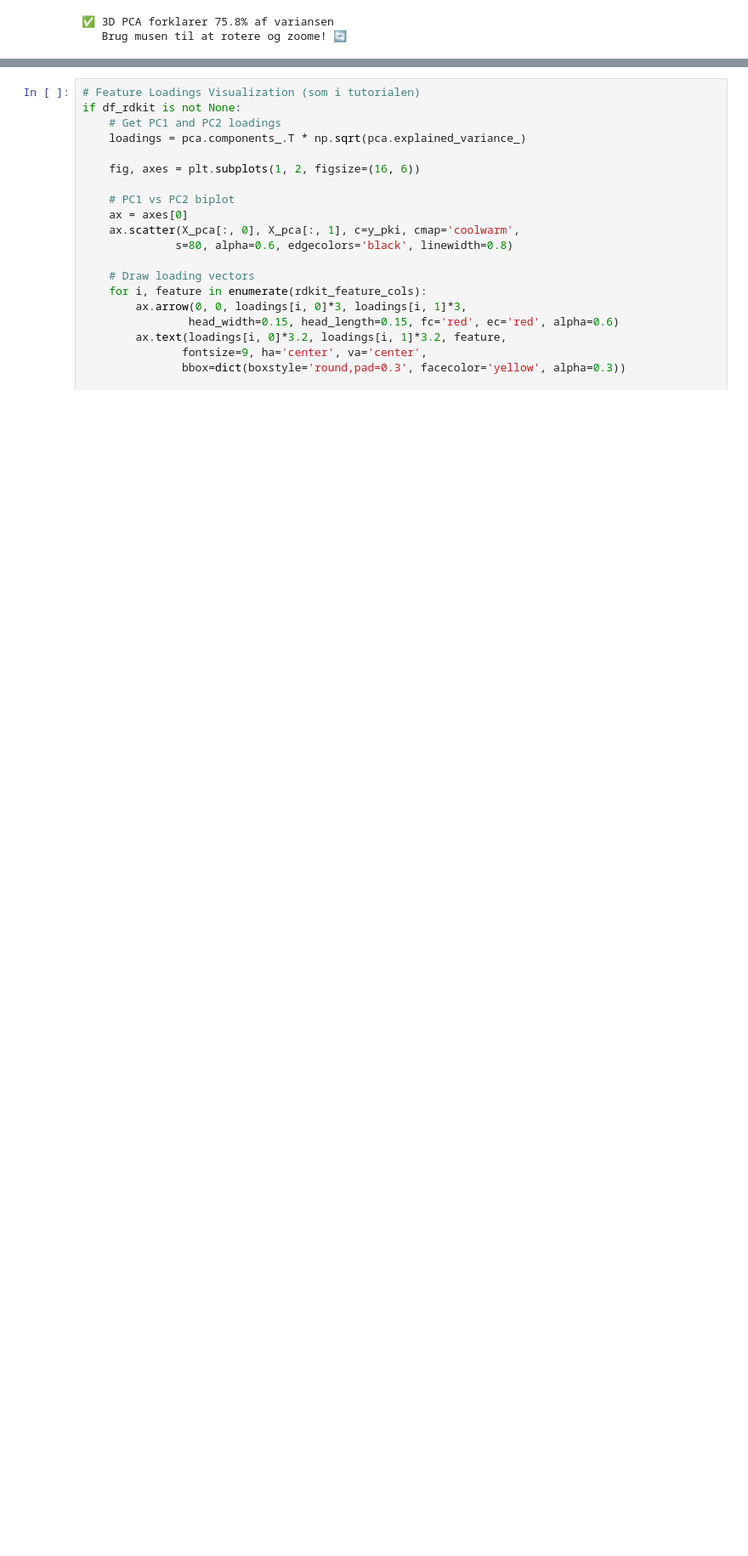
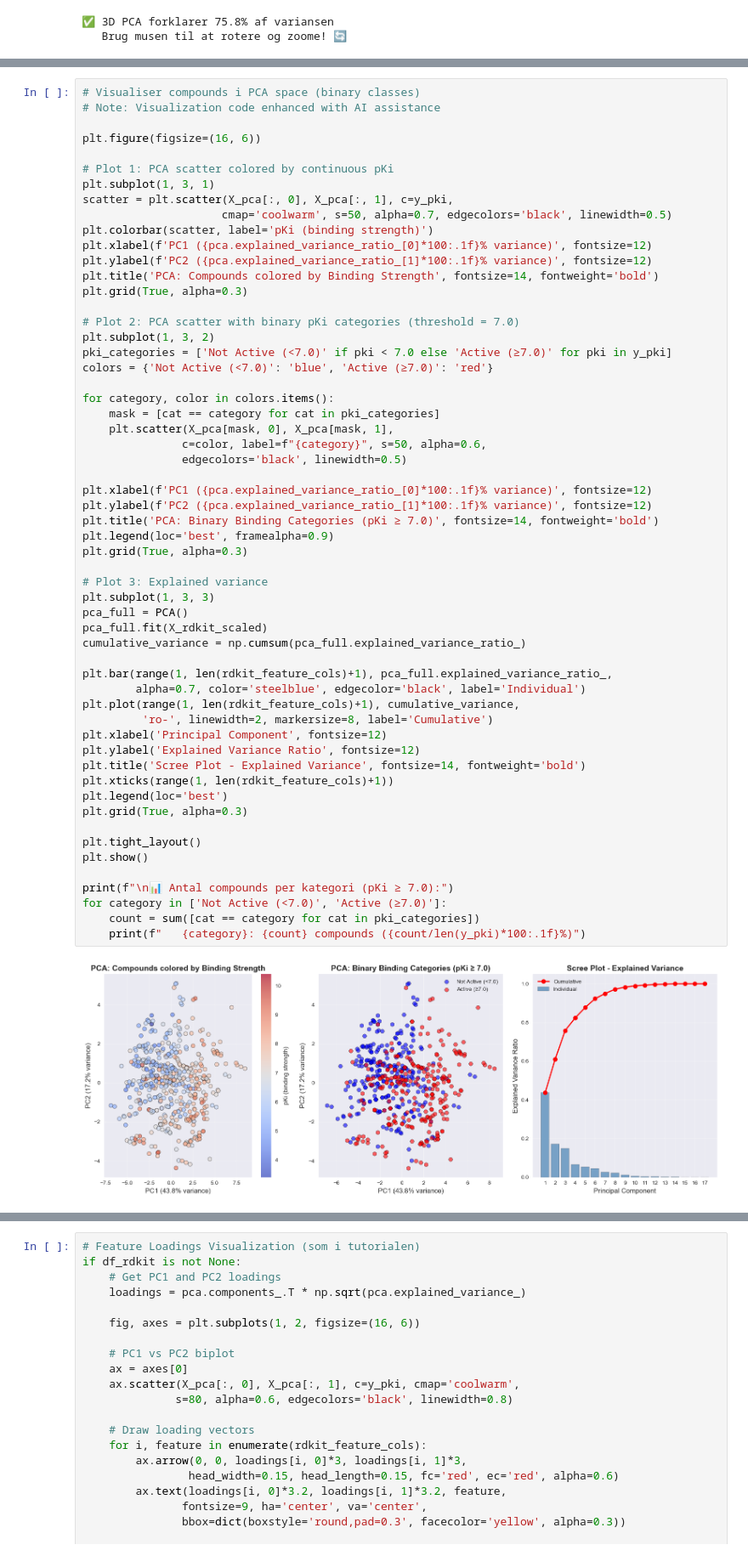
Before and after one commit to KhaledO04/University-BiomedicalMachineLearning, a Jupyter notebook: Main/dataanalyse.ipynb, the cells around one changed output, grey strips where cells are left out. Shown at 85% size. Saved outputs shown, nothing was run; the diff lists cells and outputs as text; blank space fills up the shorter version.

```diff
--- a/Main/dataanalyse.ipynb
+++ b/Main/dataanalyse.ipynb
@@ -946,0 +955,59 @@ else:
+# %%
+# Visualiser compounds i PCA space (binary classes)
+# Note: Visualization code enhanced with AI assistance
+
+plt.figure(figsize=(16, 6))
+
+# Plot 1: PCA scatter colored by continuous pKi
+plt.subplot(1, 3, 1)
+scatter = plt.scatter(X_pca[:, 0], X_pca[:, 1], c=y_pki,
+                     cmap='coolwarm', s=50, alpha=0.7, edgecolors='black', linewidth=0.5)
+plt.colorbar(scatter, label='pKi (binding strength)')
+plt.xlabel(f'PC1 ({pca.explained_variance_ratio_[0]*100:.1f}% variance)', fontsize=12)
+plt.ylabel(f'PC2 ({pca.explained_variance_ratio_[1]*100:.1f}% variance)', fontsize=12)
+plt.title('PCA: Compounds colored by Binding Strength', fontsize=14, fontweight='bold')
+plt.grid(True, alpha=0.3)
+
+# Plot 2: PCA scatter with binary pKi categories (threshold = 7.0)
+plt.subplot(1, 3, 2)
+pki_categories = ['Not Active (<7.0)' if pki < 7.0 else 'Active (≥7.0)' for pki in y_pki]
+colors = {'Not Active (<7.0)': 'blue', 'Active (≥7.0)': 'red'}
+
+for category, color in colors.items():
+    mask = [cat == category for cat in pki_categories]
+    plt.scatter(X_pca[mask, 0], X_pca[mask, 1],
+               c=color, label=f"{category}", s=50, alpha=0.6,
+               edgecolors='black', linewidth=0.5)
+
+plt.xlabel(f'PC1 ({pca.explained_variance_ratio_[0]*100:.1f}% variance)', fontsize=12)
+plt.ylabel(f'PC2 ({pca.explained_variance_ratio_[1]*100:.1f}% variance)', fontsize=12)
+plt.title('PCA: Binary Binding Categories (pKi ≥ 7.0)', fontsize=14, fontweight='bold')
+plt.legend(loc='best', framealpha=0.9)
+plt.grid(True, alpha=0.3)
+
+# Plot 3: Explained variance
+plt.subplot(1, 3, 3)
+pca_full = PCA()
+pca_full.fit(X_rdkit_scaled)
+cumulative_variance = np.cumsum(pca_full.explained_variance_ratio_)
+
+plt.bar(range(1, len(rdkit_feature_cols)+1), pca_full.explained_variance_ratio_,
+        alpha=0.7, color='steelblue', edgecolor='black', label='Individual')
+plt.plot(range(1, len(rdkit_feature_cols)+1), cumulative_variance,
+         'ro-', linewidth=2, markersize=8, label='Cumulative')
+plt.xlabel('Principal Component', fontsize=12)
+plt.ylabel('Explained Variance Ratio', fontsize=12)
+plt.title('Scree Plot - Explained Variance', fontsize=14, fontweight='bold')
+plt.xticks(range(1, len(rdkit_feature_cols)+1))
+plt.legend(loc='best')
+plt.grid(True, alpha=0.3)
+
+plt.tight_layout()
+plt.show()
+
+print(f"\n📊 Antal compounds per kategori (pKi ≥ 7.0):")
+for category in ['Not Active (<7.0)', 'Active (≥7.0)']:
+    count = sum([cat == category for cat in pki_categories])
+    print(f"   {category}: {count} compounds ({count/len(y_pki)*100:.1f}%)")
+# %% [output]
+[figure, added]
```
Also changed, not shown: parts of 4 cells of this notebook, 4 other files.
